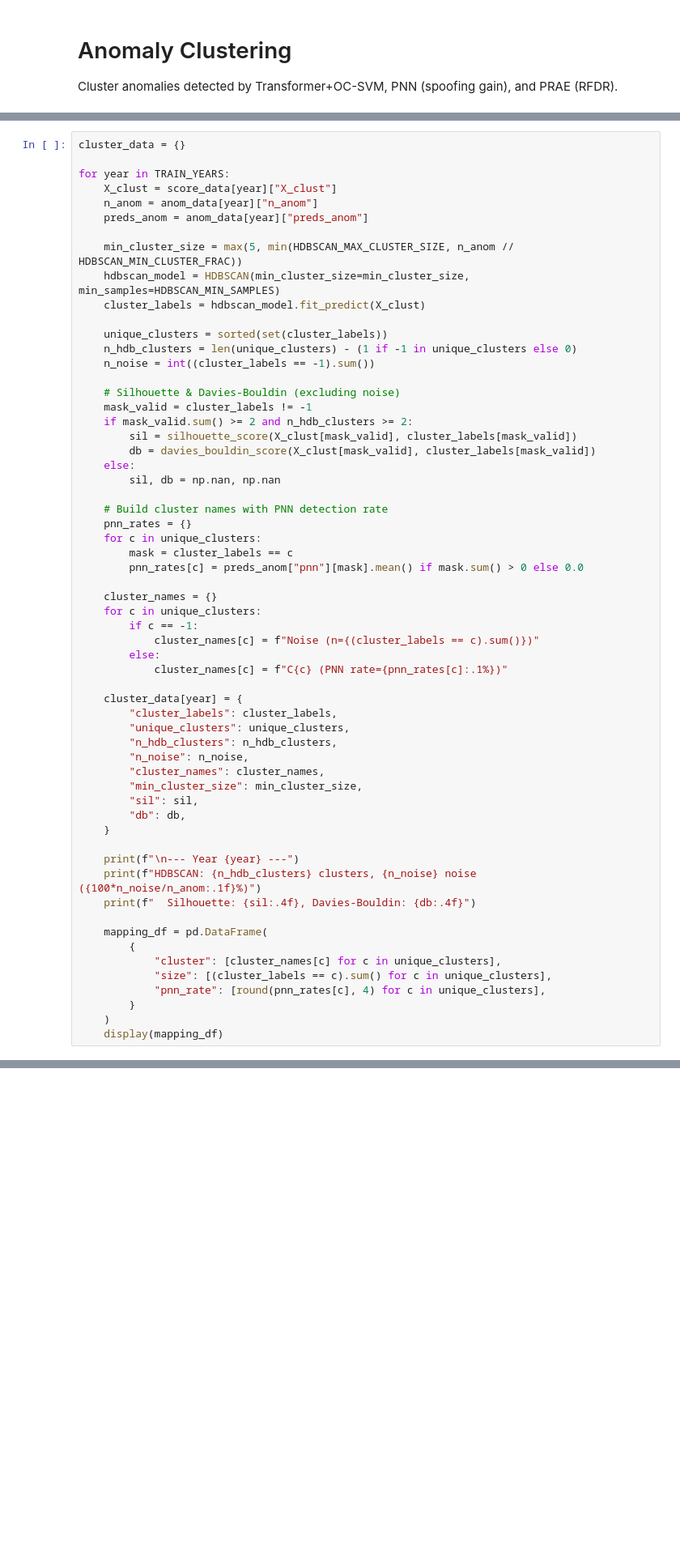
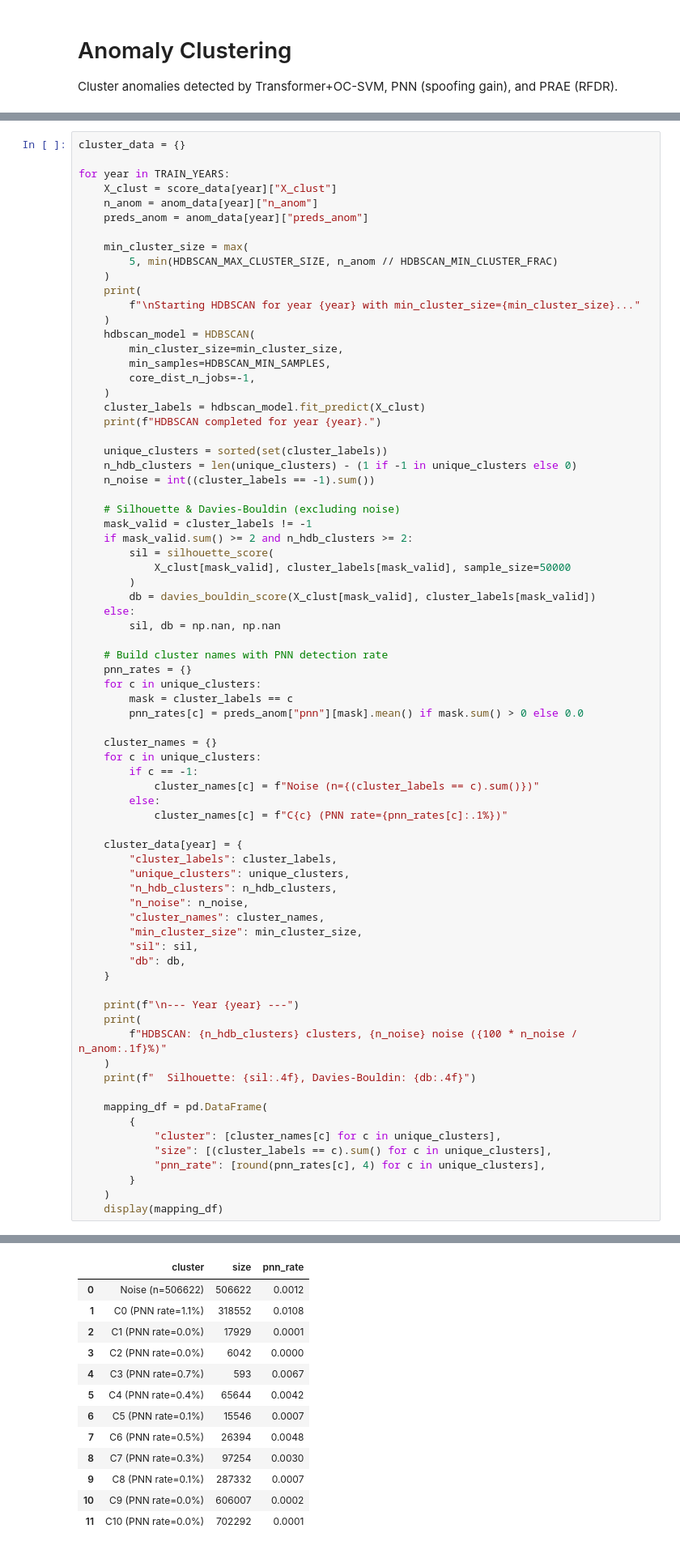
Before and after one commit to adonis107/MDS, a Jupyter notebook: notebooks/6. anomaly clustering.ipynb, the cells around one changed output, grey strips where cells are left out. Shown at 81% size. Cells and saved outputs as stored; diff of their text form; blank space fills up the shorter version.

```diff
--- a/notebooks/6. anomaly clustering.ipynb
+++ b/notebooks/6. anomaly clustering.ipynb
@@ -458,9 +527,19 @@ for year in TRAIN_YEARS:
     n_anom = anom_data[year]["n_anom"]
     preds_anom = anom_data[year]["preds_anom"]
 
-    min_cluster_size = max(5, min(HDBSCAN_MAX_CLUSTER_SIZE, n_anom // HDBSCAN_MIN_CLUSTER_FRAC))
-    hdbscan_model = HDBSCAN(min_cluster_size=min_cluster_size, min_samples=HDBSCAN_MIN_SAMPLES)
+    min_cluster_size = max(
+        5, min(HDBSCAN_MAX_CLUSTER_SIZE, n_anom // HDBSCAN_MIN_CLUSTER_FRAC)
+    )
+    print(
+        f"\nStarting HDBSCAN for year {year} with min_cluster_size={min_cluster_size}..."
+    )
+    hdbscan_model = HDBSCAN(
+        min_cluster_size=min_cluster_size,
+        min_samples=HDBSCAN_MIN_SAMPLES,
+        core_dist_n_jobs=-1,
+    )
     cluster_labels = hdbscan_model.fit_predict(X_clust)
+    print(f"HDBSCAN completed for year {year}.")
 
     unique_clusters = sorted(set(cluster_labels))
     n_hdb_clusters = len(unique_clusters) - (1 if -1 in unique_clusters else 0)
@@ -469,7 +548,9 @@ for year in TRAIN_YEARS:
     # Silhouette & Davies-Bouldin (excluding noise)
     mask_valid = cluster_labels != -1
     if mask_valid.sum() >= 2 and n_hdb_clusters >= 2:
-        sil = silhouette_score(X_clust[mask_valid], cluster_labels[mask_valid])
+        sil = silhouette_score(
+            X_clust[mask_valid], cluster_labels[mask_valid], sample_size=50000
+        )
         db = davies_bouldin_score(X_clust[mask_valid], cluster_labels[mask_valid])
     else:
         sil, db = np.nan, np.nan
@@ -499,7 +580,9 @@ for year in TRAIN_YEARS:
     }
 
     print(f"\n--- Year {year} ---")
-    print(f"HDBSCAN: {n_hdb_clusters} clusters, {n_noise} noise ({100*n_noise/n_anom:.1f}%)")
+    print(
+        f"HDBSCAN: {n_hdb_clusters} clusters, {n_noise} noise ({100 * n_noise / n_anom:.1f}%)"
+    )
     print(f"  Silhouette: {sil:.4f}, Davies-Bouldin: {db:.4f}")
 
     mapping_df = pd.DataFrame(
@@ -510,3 +593,4 @@ for year in TRAIN_YEARS:
         }
     )
     display(mapping_df)
+# %% [output]
@@ -513,3 +616,16 @@ for year in TRAIN_YEARS:
+|  | cluster | size | pnn_rate |
+| 0 | Noise (n=506622) | 506622 | 0.0012 |
+| 1 | C0 (PNN rate=1.1%) | 318552 | 0.0108 |
+| 2 | C1 (PNN rate=0.0%) | 17929 | 0.0001 |
+| 3 | C2 (PNN rate=0.0%) | 6042 | 0.0000 |
+| 4 | C3 (PNN rate=0.7%) | 593 | 0.0067 |
+| 5 | C4 (PNN rate=0.4%) | 65644 | 0.0042 |
+| 6 | C5 (PNN rate=0.1%) | 15546 | 0.0007 |
+| 7 | C6 (PNN rate=0.5%) | 26394 | 0.0048 |
+| 8 | C7 (PNN rate=0.3%) | 97254 | 0.0030 |
+| 9 | C8 (PNN rate=0.1%) | 287332 | 0.0007 |
+| 10 | C9 (PNN rate=0.0%) | 606007 | 0.0002 |
+| 11 | C10 (PNN rate=0.0%) | 702292 | 0.0001 |
 # %%
 CLUSTER_COLORS = plt.rcParams["axes.prop_cycle"].by_key()["color"]
 
```
Also changed, not shown: parts of 10 cells of this notebook, 1 other file.
